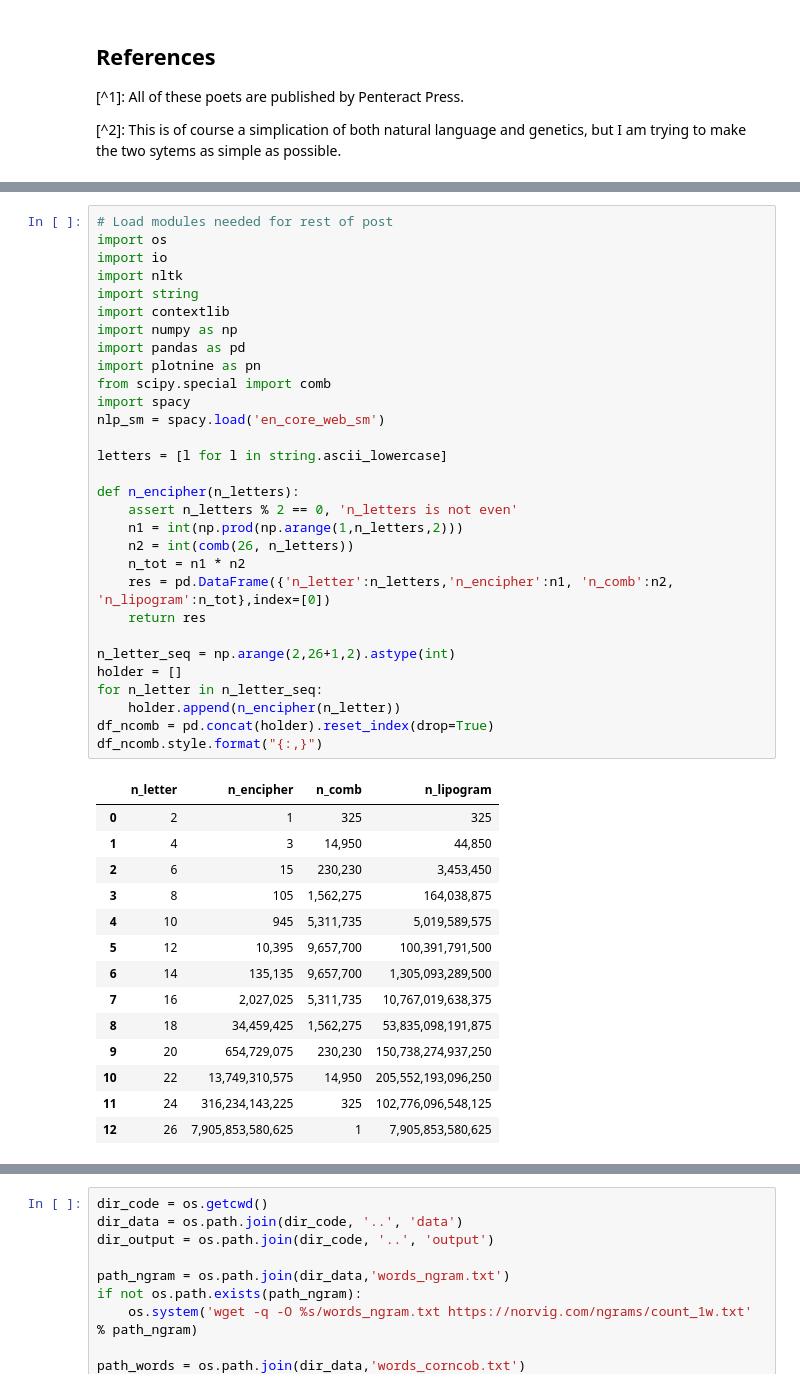
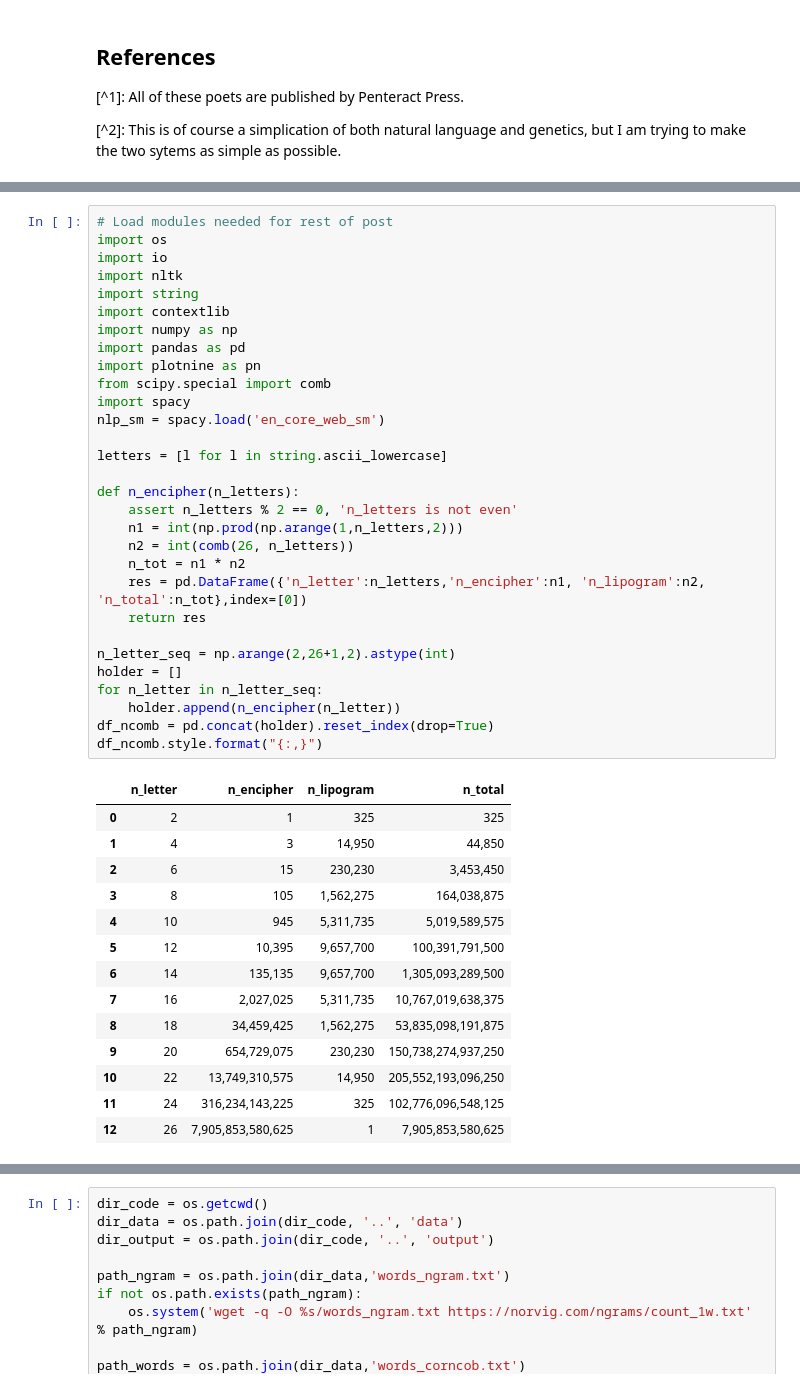
Before and after one commit to ErikinBC/mirror_alphabet, a Jupyter notebook: enciphered.ipynb, the cells around one changed output, grey strips where cells are left out. Cells and saved outputs as stored; diff of their text form.

```diff
--- a/enciphered.ipynb
+++ b/enciphered.ipynb
@@ -119,35 +106,35 @@ For a given choice of $n$ letters (which needs to be an odd number obviously to
 # %%
 # Load modules needed for rest of post
 import os
 import io
 import nltk
 import string
 import contextlib
 import numpy as np
 import pandas as pd
 import plotnine as pn
 from scipy.special import comb
 import spacy
 nlp_sm = spacy.load('en_core_web_sm')
 
 letters = [l for l in string.ascii_lowercase]
 
 def n_encipher(n_letters):
     assert n_letters % 2 == 0, 'n_letters is not even'
     n1 = int(np.prod(np.arange(1,n_letters,2)))
     n2 = int(comb(26, n_letters))
     n_tot = n1 * n2
-    res = pd.DataFrame({'n_letter':n_letters,'n_encipher':n1, 'n_comb':n2, 'n_lipogram':n_tot},index=[0])
+    res = pd.DataFrame({'n_letter':n_letters,'n_encipher':n1, 'n_lipogram':n2, 'n_total':n_tot},index=[0])
     return res
 
 n_letter_seq = np.arange(2,26+1,2).astype(int)
 holder = []
 for n_letter in n_letter_seq:
     holder.append(n_encipher(n_letter))
 df_ncomb = pd.concat(holder).reset_index(drop=True)
 df_ncomb.style.format("{:,}")
 # %% [output]
-|  | n_letter | n_encipher | n_comb | n_lipogram |
+|  | n_letter | n_encipher | n_lipogram | n_total |
 | 0 | 2 | 1 | 325 | 325 |
 | 1 | 4 | 3 | 14,950 | 44,850 |
 | 2 | 6 | 15 | 230,230 | 3,453,450 |
```
Also changed, not shown: parts of 9 cells of this notebook, 2 other files.
